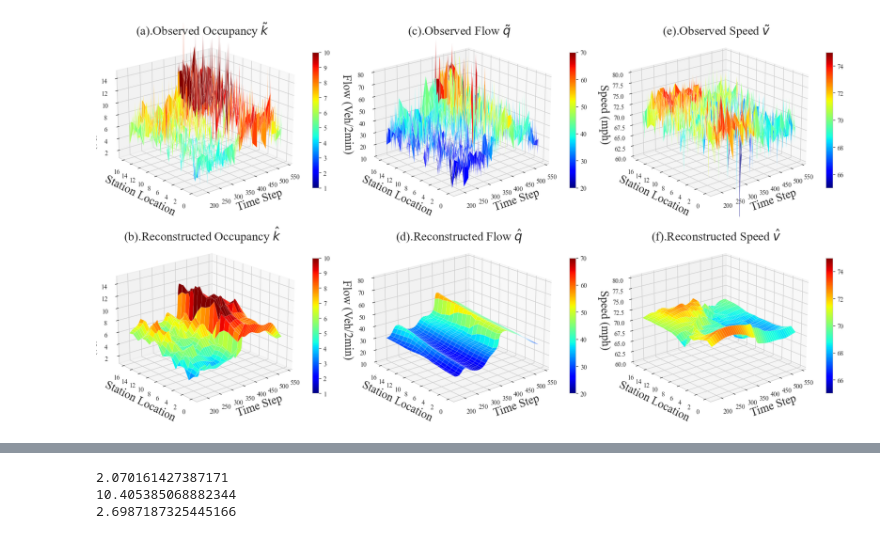
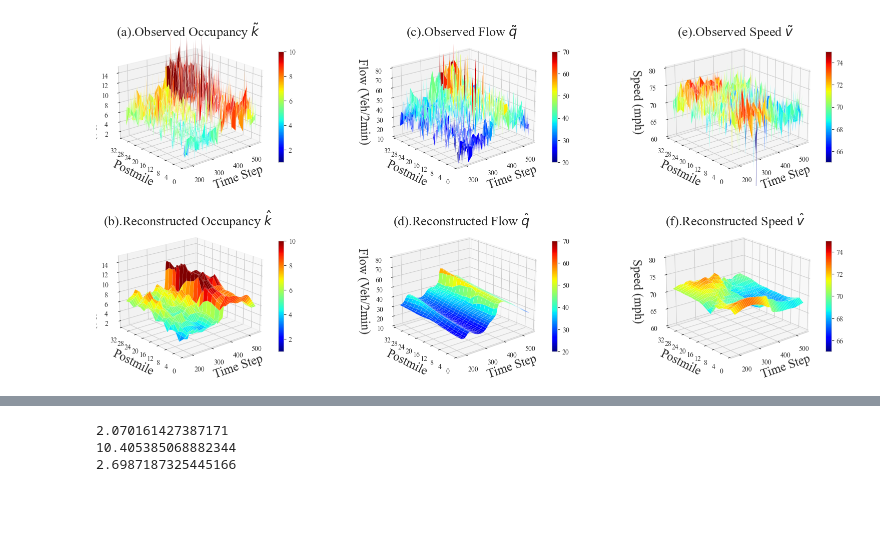
Before and after one commit to wzh96/Flow_PDE_FIND, a Jupyter notebook: Results_Plots.ipynb, the cells around one changed output, grey strips where cells are left out. Cells and saved outputs as stored; diff of their text form; code cells hidden in the pictures; blank space fills up the shorter version.

```diff
--- a/Results_Plots.ipynb
+++ b/Results_Plots.ipynb
@@ -105,7 +105,7 @@ speed_values = speed_recon_wide.values.T
 speed_ori = Speed.values.T
 # %%
 # All
-fig = plt.figure(figsize=(17, 9))
+fig = plt.figure(figsize=(20, 9))
 plt.rcParams['font.family'] = 'Times New Roman'
 
 up_lim_occu = 15
@@ -131,66 +131,91 @@ surf1 = ax1.plot_surface(time, loc, occu_ori, cmap='jet',linewidth=0.1, alpha =
 ax1.set_zlim(low_lim_occu, up_lim_occu)
 ax1.view_init(elev=20, azim=230)
 ax1.set_xlabel('Time Step', fontsize = 18)
-ax1.set_ylabel('Station Location', fontsize = 18)
+ax1.set_ylabel('Postmile', fontsize = 18)
 ax1.set_zlabel('Occupancy (%)', fontsize = 18)
 ax1.set_title(r'(a).Observed Occupancy $\tilde{k}$', fontsize = 19, y=1)
+ax1.set_ylim(0,16)
+yticks = ax1.get_yticks()  # Get current yticks
+ax1.set_yticks(yticks)  # Set yticks explicitly
+ax1.set_yticklabels([f'{ytick * 2:.0f}' for ytick in yticks])
+
 
 ax2 = fig.add_subplot(234, projection='3d')
 surf2 = ax2.plot_surface(time, loc, occu_values, cmap='jet',linewidth=0.1, alpha = 1, antialiased=True, norm=norm_occu)
 ax2.set_zlim(low_lim_occu, up_lim_occu)
 ax2.view_init(elev=20, azim=230)
 ax2.set_xlabel('Time Step', fontsize = 18)
-ax2.set_ylabel('Station Location', fontsize = 18)
+ax2.set_ylabel('Postmile', fontsize = 18)
 ax2.set_zlabel('Occupancy (%)', fontsize = 18)
 ax2.set_title(r'(b).Reconstructed Occupancy $\hat{k}$', fontsize = 19, y=1)
+ax2.set_ylim(0,16)
+yticks2 = ax2.get_yticks()  # Get current yticks
+ax2.set_yticks(yticks2)  # Set yticks explicitly
+ax2.set_yticklabels([f'{ytick * 2:.0f}' for ytick in yticks2])
 
 ax3 = fig.add_subplot(232, projection='3d')
 surf3 = ax3.plot_surface(time, loc, flow_ori, cmap='jet',linewidth=0.1, alpha = 1, antialiased=True, norm=norm_flow)
 ax3.set_zlim(low_lim_flow, up_lim_flow)
 ax3.view_init(elev=20, azim=230)
 ax3.set_xlabel('Time Step', fontsize = 18)
-ax3.set_ylabel('Station Location', fontsize = 18)
+ax3.set_ylabel('Postmile', fontsize = 18)
 ax3.set_zlabel('Flow (Veh/2min)', fontsize = 18)
 ax3.set_title(r'(c).Observed Flow $\tilde{q}$', fontsize = 19, y=1)
+ax3.set_ylim(0,16)
+yticks3 = ax1.get_yticks()  # Get current yticks
+ax3.set_yticks(yticks3)  # Set yticks explicitly
+ax3.set_yticklabels([f'{ytick * 2:.0f}' for ytick in yticks3])
 
 ax4 = fig.add_subplot(235, projection='3d')
 surf4 = ax4.plot_surface(time, loc, flow_values, cmap='jet',linewidth=0.1, alpha = 1, antialiased=True, norm=norm_flow)
 ax4.set_zlim(low_lim_flow, up_lim_flow)
 ax4.view_init(elev=20, azim=230)
 ax4.set_xlabel('Time Step', fontsize = 18)
-ax4.set_ylabel('Station Location', fontsize = 18)
+ax4.set_ylabel('Postmile', fontsize = 18)
 ax4.set_zlabel('Flow (Veh/2min)', fontsize = 18)
 ax4.set_title(r'(d).Reconstructed Flow $\hat{q}$', fontsize = 19, y=1)
+ax4.set_ylim(0,16)
+yticks4 = ax1.get_yticks()  # Get current yticks
+ax4.set_yticks(yticks4)  # Set yticks explicitly
+ax4.set_yticklabels([f'{ytick * 2:.0f}' for ytick in yticks4])
 
 ax5 = fig.add_subplot(233, projection='3d')
 surf5 = ax5.plot_surface(time, loc, speed_ori, cmap='jet',linewidth=0.1, alpha = 1, antialiased=True, norm=norm_speed)
 ax5.set_zlim(low_lim_speed, up_lim_speed)
 ax5.view_init(elev=20, azim=230)
 ax5.set_xlabel('Time Step', fontsize = 18)
-ax5.set_ylabel('Station Location', fontsize = 18)
+ax5.set_ylabel('Postmile', fontsize = 18)
 ax5.set_zlabel('Speed (mph)', fontsize = 18)
 ax5.set_title(r'(e).Observed Speed $\tilde{v}$', fontsize = 19, y=1)
+ax5.set_ylim(0,16)
+yticks5 = ax1.get_yticks()  # Get current yticks
+ax5.set_yticks(yticks5)  # Set yticks explicitly
+ax5.set_yticklabels([f'{ytick * 2:.0f}' for ytick in yticks5])
 
 ax6 = fig.add_subplot(236, projection='3d')
 surf6 = ax6.plot_surface(time, loc, speed_values, cmap='jet',linewidth=0.1, alpha = 1, antialiased=True, norm=norm_speed)
 ax6.set_zlim(low_lim_speed, up_lim_speed)
 ax6.view_init(elev=20, azim=230)
 ax6.set_xlabel('Time Step', fontsize = 18)
-ax6.set_ylabel('Station Location', fontsize = 18)
+ax6.set_ylabel('Postmile', fontsize = 18)
 ax6.set_zlabel('Speed (mph)', fontsize = 18)
 ax6.set_title(r'(f).Reconstructed Speed $\hat{v}$', fontsize = 19, y=1)
+ax6.set_ylim(0,16)
+yticks6 = ax1.get_yticks()  # Get current yticks
+ax6.set_yticks(yticks6)  # Set yticks explicitly
+ax6.set_yticklabels([f'{ytick * 2:.0f}' for ytick in yticks6])
 
 fig.colorbar(surf1, ax=ax1, shrink=0.7)
 fig.colorbar(surf2, ax=ax2, shrink=0.7)
 fig.colorbar(surf3, ax=ax3, shrink=0.7)
 fig.colorbar(surf4, ax=ax4, shrink=0.7)
 fig.colorbar(surf5, ax=ax5, shrink=0.7)
 fig.colorbar(surf6, ax=ax6, shrink=0.7)
 
 plt.rcParams['font.family'] = 'Times New Roman'
-plt.tight_layout()
+# plt.tight_layout()
 plt.show()
 fig.savefig("Figures/Reconstruction/Recon_3D.png",bbox_inches='tight', dpi = 300)
 # %% [output]
-[figure, old version]
+[figure, new version]
 # %%
```
Also changed, not shown: parts of 6 cells of this notebook, 12 other files.
